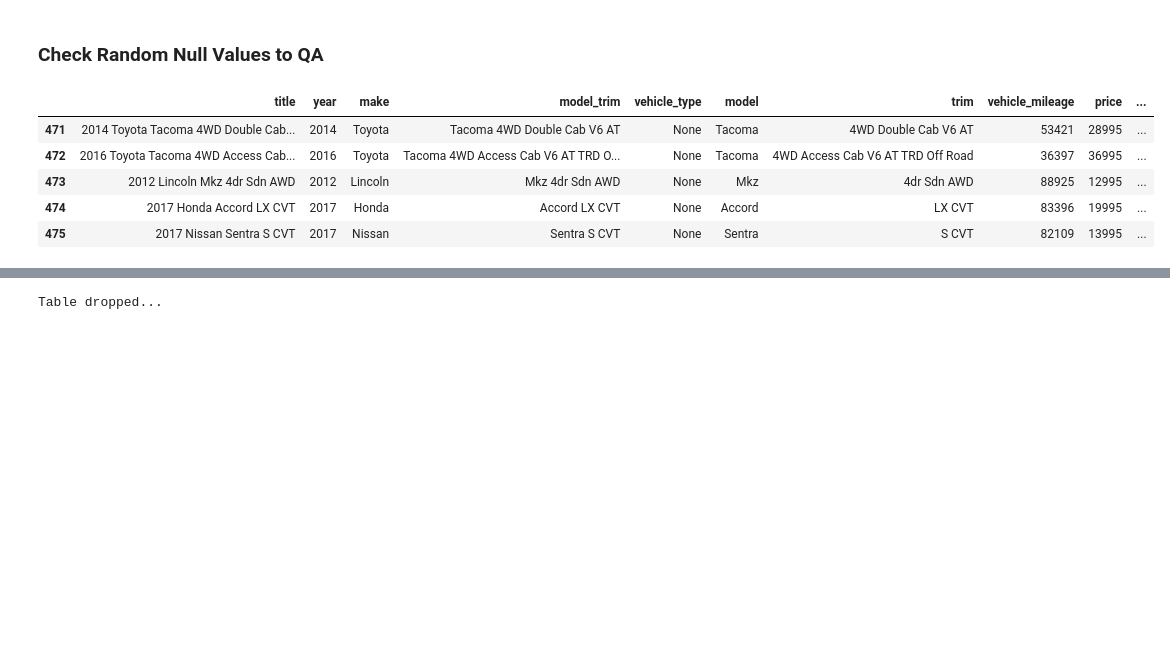
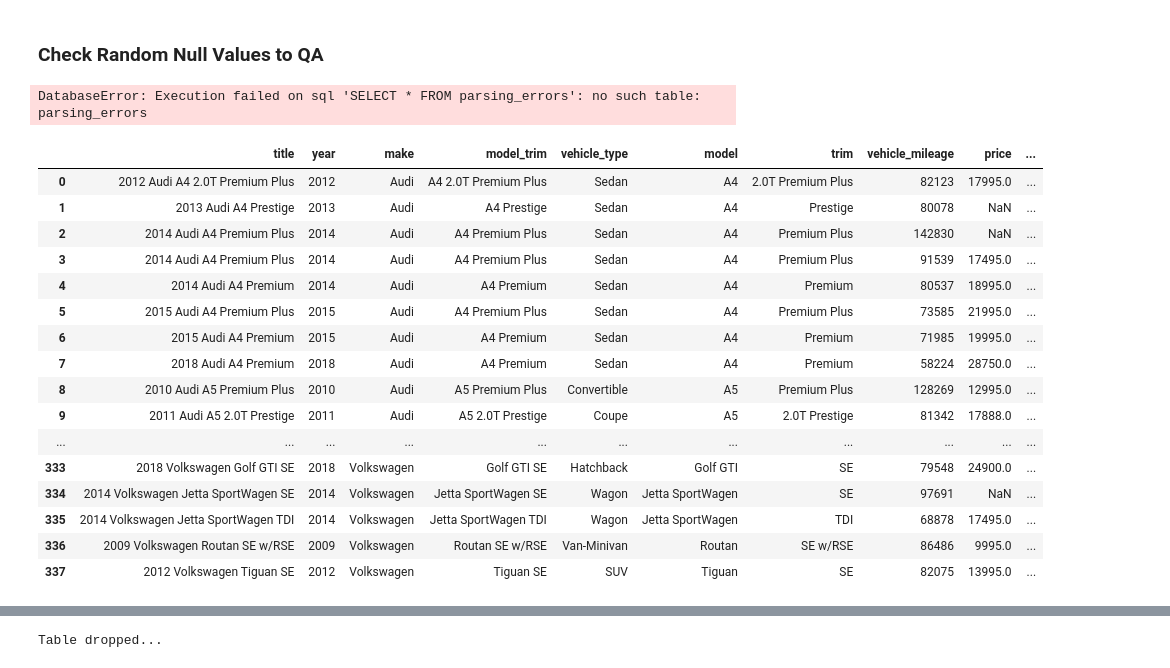
Before and after one commit to dkimhw/inventory-insights, a Jupyter notebook: explore_dealership.ipynb, the cells around one changed output, grey strips where cells are left out. Saved outputs shown, nothing was run; the diff lists cells and outputs as text; code cells hidden in the pictures; blank space fills up the shorter version.

```diff
--- a/explore_dealership.ipynb
+++ b/explore_dealership.ipynb
@@ -533,5 +558,13 @@ result
 # %% [markdown]
 ### Check Random Null Values to QA
+# %%
+# Check other null data points
+conn = sqlite3.connect('cars.db')
+sql_query = "SELECT * FROM parsing_errors"
+#sql_query = "SELECT * FROM inventory_staging"
+result = pd.read_sql_query(sql_query, conn)
+# %% [output]
+DatabaseError: Execution failed on sql 'SELECT * FROM parsing_errors': no such table: parsing_errors
 # %%
 # Check other null data points
 conn = sqlite3.connect('cars.db')
@@ -539,14 +572,31 @@ sql_query = "SELECT * FROM inventory_staging WHERE dealership_name = 'J&M Automo
 #sql_query = "SELECT * FROM inventory_staging"
 result = pd.read_sql_query(sql_query, conn)
+# %%
+# Check other null data points
+conn = sqlite3.connect('cars.db')
+sql_query = "SELECT * FROM inventory_staging WHERE dealership_name = 'Avon Auto Brokers'"
+#sql_query = "SELECT * FROM inventory_staging"
+result = pd.read_sql_query(sql_query, conn)
 # %%
-result.tail()
+result
 # %% [output]
 |  | title | year | make | model_trim | vehicle_type | model | trim | vehicle_mileage | price | ... |
-| 471 | 2014 Toyota Tacoma 4WD Double Cab... | 2014 | Toyota | Tacoma 4WD Double Cab V6 AT | None | Tacoma | 4WD Double Cab V6 AT | 53421 | 28995 | ... |
-| 472 | 2016 Toyota Tacoma 4WD Access Cab... | 2016 | Toyota | Tacoma 4WD Access Cab V6 AT TRD O... | None | Tacoma | 4WD Access Cab V6 AT TRD Off Road | 36397 | 36995 | ... |
-| 473 | 2012 Lincoln Mkz 4dr Sdn AWD | 2012 | Lincoln | Mkz 4dr Sdn AWD | None | Mkz | 4dr Sdn AWD | 88925 | 12995 | ... |
-| 474 | 2017 Honda Accord LX CVT | 2017 | Honda | Accord LX CVT | None | Accord | LX CVT | 83396 | 19995 | ... |
-| 475 | 2017 Nissan Sentra S CVT | 2017 | Nissan | Sentra S CVT | None | Sentra | S CVT | 82109 | 13995 | ... |
+| 0 | 2012 Audi A4 2.0T Premium Plus | 2012 | Audi | A4 2.0T Premium Plus | Sedan | A4 | 2.0T Premium Plus | 82123 | 17995.0 | ... |
+| 1 | 2013 Audi A4 Prestige | 2013 | Audi | A4 Prestige | Sedan | A4 | Prestige | 80078 | NaN | ... |
+| 2 | 2014 Audi A4 Premium Plus | 2014 | Audi | A4 Premium Plus | Sedan | A4 | Premium Plus | 142830 | NaN | ... |
+| 3 | 2014 Audi A4 Premium Plus | 2014 | Audi | A4 Premium Plus | Sedan | A4 | Premium Plus | 91539 | 17495.0 | ... |
+| 4 | 2014 Audi A4 Premium | 2014 | Audi | A4 Premium | Sedan | A4 | Premium | 80537 | 18995.0 | ... |
+| 5 | 2015 Audi A4 Premium Plus | 2015 | Audi | A4 Premium Plus | Sedan | A4 | Premium Plus | 73585 | 21995.0 | ... |
+| 6 | 2015 Audi A4 Premium | 2015 | Audi | A4 Premium | Sedan | A4 | Premium | 71985 | 19995.0 | ... |
+| 7 | 2018 Audi A4 Premium | 2018 | Audi | A4 Premium | Sedan | A4 | Premium | 58224 | 28750.0 | ... |
+| 8 | 2010 Audi A5 Premium Plus | 2010 | Audi | A5 Premium Plus | Convertible | A5 | Premium Plus | 128269 | 12995.0 | ... |
+| 9 | 2011 Audi A5 2.0T Prestige | 2011 | Audi | A5 2.0T Prestige | Coupe | A5 | 2.0T Prestige | 81342 | 17888.0 | ... |
+| ... | ... | ... | ... | ... | ... | ... | ... | ... | ... | ... |
+| 333 | 2018 Volkswagen Golf GTI SE | 2018 | Volkswagen | Golf GTI SE | Hatchback | Golf GTI | SE | 79548 | 24900.0 | ... |
+| 334 | 2014 Volkswagen Jetta SportWagen SE | 2014 | Volkswagen | Jetta SportWagen SE | Wagon | Jetta SportWagen | SE | 97691 | NaN | ... |
+| 335 | 2014 Volkswagen Jetta SportWagen TDI | 2014 | Volkswagen | Jetta SportWagen TDI | Wagon | Jetta SportWagen | TDI | 68878 | 17495.0 | ... |
+| 336 | 2009 Volkswagen Routan SE w/RSE | 2009 | Volkswagen | Routan SE w/RSE | Van-Minivan | Routan | SE w/RSE | 86486 | 9995.0 | ... |
+| 337 | 2012 Volkswagen Tiguan SE | 2012 | Volkswagen | Tiguan SE | SUV | Tiguan | SE | 82075 | 13995.0 | ... |
 # %%
 result.isnull().sum()
 # %% [output]
```
Also changed, not shown: parts of 17 cells of this notebook, 4 other files.
